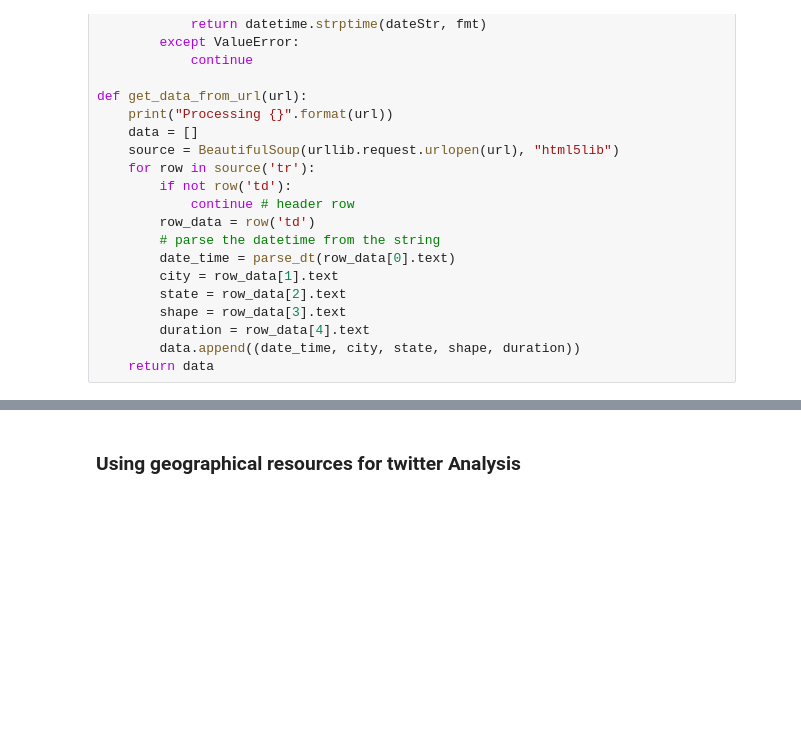
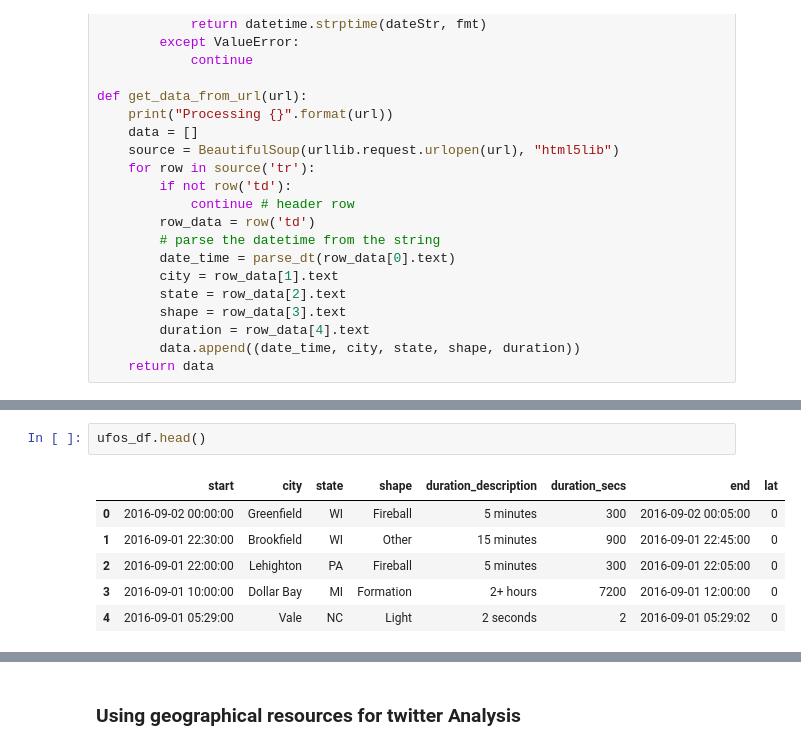
Before and after one commit to rsouza/MMD, a Jupyter notebook: notebooks/07_Spatial_Analysis_Examples.ipynb, the cells around one changed output, grey strips where cells are left out. Saved outputs shown, nothing was run; the diff lists cells and outputs as text; blank space fills up the shorter version.

```diff
--- a/notebooks/07_Spatial_Analysis_Examples.ipynb
+++ b/notebooks/07_Spatial_Analysis_Examples.ipynb
@@ -293,0 +244,9 @@ ufos_df[48:52]
+# %%
+ufos_df.head()
+# %% [output]
+|  | start | city | state | shape | duration_description | duration_secs | end | lat |
+| 0 | 2016-09-02 00:00:00 | Greenfield | WI | Fireball | 5 minutes | 300 | 2016-09-02 00:05:00 | 0 |
+| 1 | 2016-09-01 22:30:00 | Brookfield | WI | Other | 15 minutes | 900 | 2016-09-01 22:45:00 | 0 |
+| 2 | 2016-09-01 22:00:00 | Lehighton | PA | Fireball | 5 minutes | 300 | 2016-09-01 22:05:00 | 0 |
+| 3 | 2016-09-01 10:00:00 | Dollar Bay | MI | Formation | 2+ hours | 7200 | 2016-09-01 12:00:00 | 0 |
+| 4 | 2016-09-01 05:29:00 | Vale | NC | Light | 2 seconds | 2 | 2016-09-01 05:29:02 | 0 |
```
Also changed, not shown: parts of 24 cells of this notebook.
